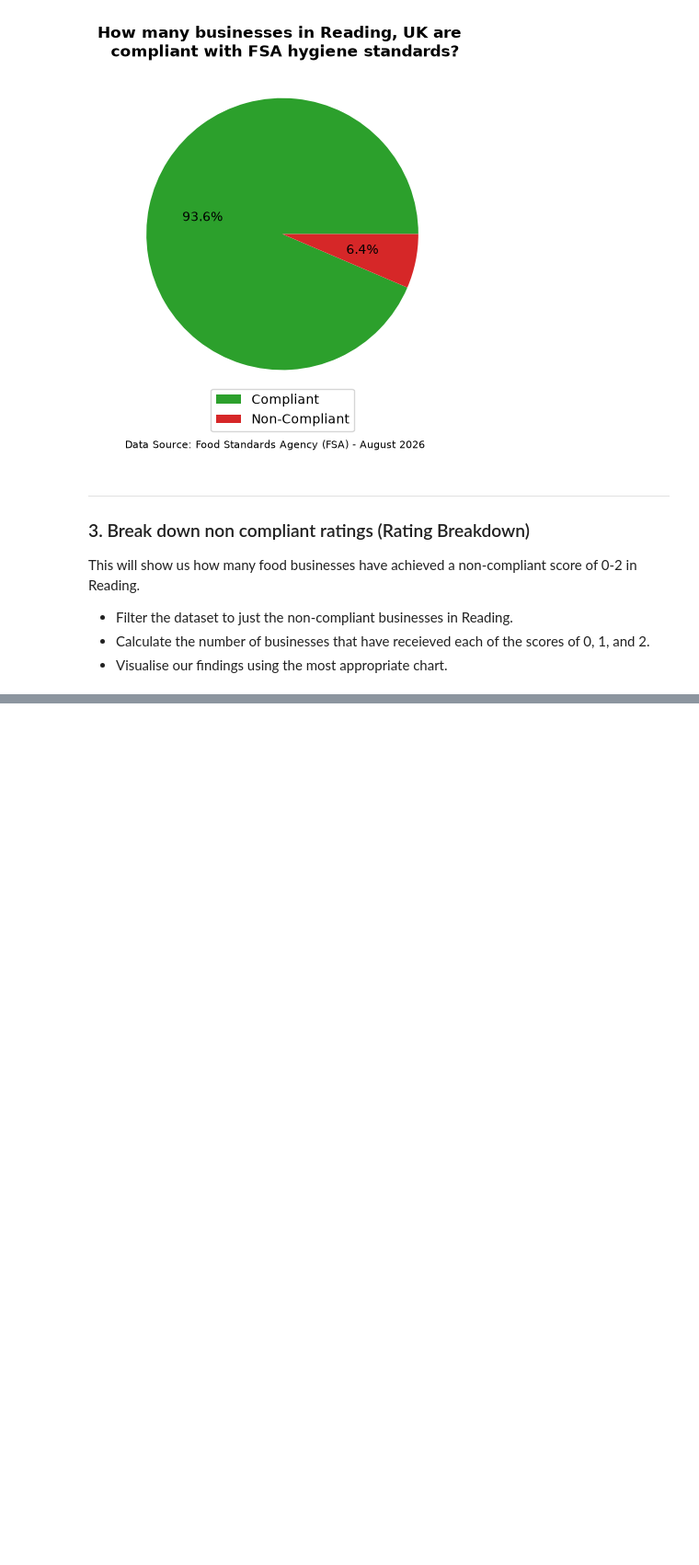
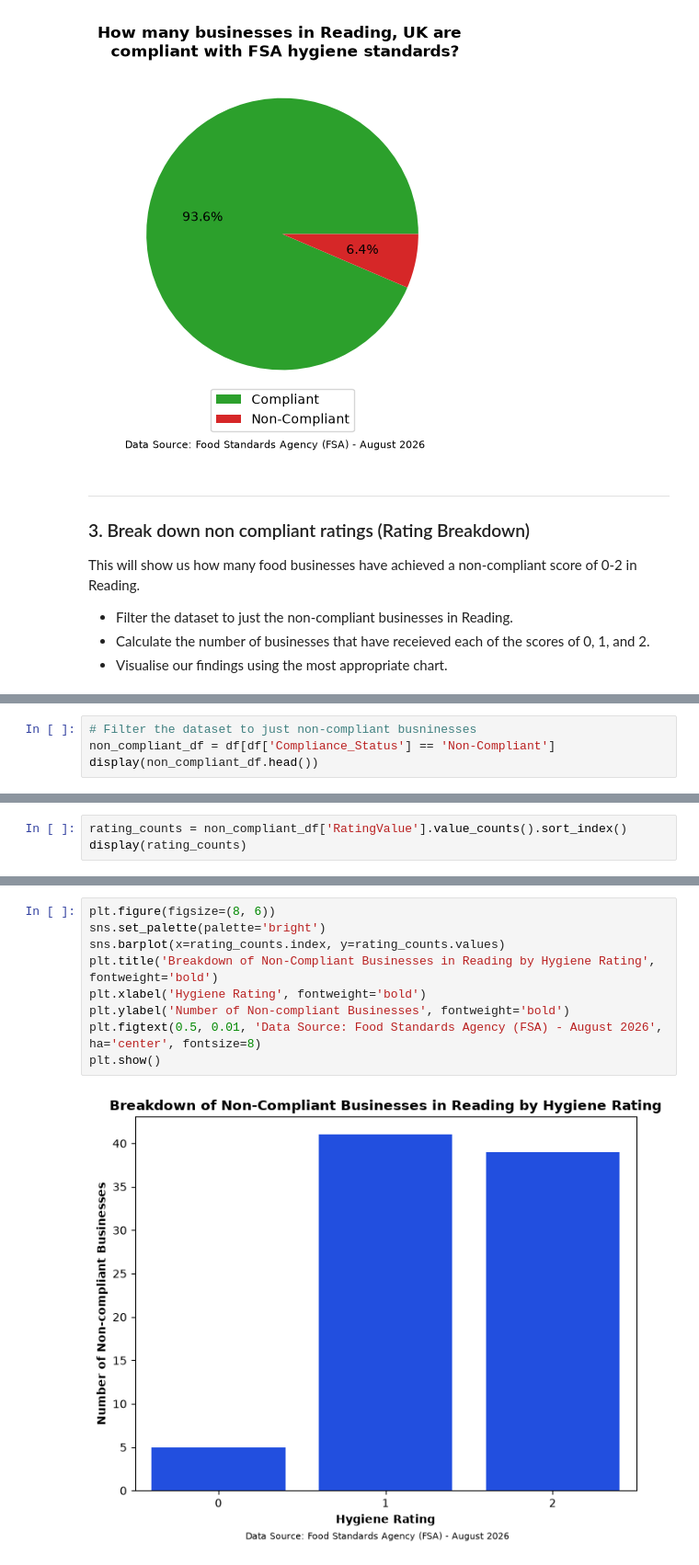
Before and after one commit to danb160/reading_food_hygiene_analysis, a Jupyter notebook: jupyter_notebooks/rfh_analysis_and_visualisations.ipynb, the cells around one changed output, grey strips where cells are left out. Shown at 92% size. Saved outputs shown, nothing was run; the diff lists cells and outputs as text; blank space fills up the shorter version.

Commit message:
Analyse and visualise 0-2 score breakdown

```diff
--- a/jupyter_notebooks/rfh_analysis_and_visualisations.ipynb
+++ b/jupyter_notebooks/rfh_analysis_and_visualisations.ipynb
@@ -163,0 +166,4 @@ This will show us how many food businesses have achieved a non-compliant score o
+# %%
+# Filter the dataset to just non-compliant busninesses
+non_compliant_df = df[df['Compliance_Status'] == 'Non-Compliant']
+display(non_compliant_df.head())
@@ -163,0 +179,3 @@ This will show us how many food businesses have achieved a non-compliant score o
+# %%
+rating_counts = non_compliant_df['RatingValue'].value_counts().sort_index()
+display(rating_counts)
@@ -163,0 +194,11 @@ This will show us how many food businesses have achieved a non-compliant score o
+# %%
+plt.figure(figsize=(8, 6))
+sns.set_palette(palette='bright')
+sns.barplot(x=rating_counts.index, y=rating_counts.values)
+plt.title('Breakdown of Non-Compliant Businesses in Reading by Hygiene Rating', fontweight='bold')
+plt.xlabel('Hygiene Rating', fontweight='bold')
+plt.ylabel('Number of Non-compliant Businesses', fontweight='bold')
+plt.figtext(0.5, 0.01, 'Data Source: Food Standards Agency (FSA) - August 2026', ha='center', fontsize=8)
+plt.show()
+# %% [output]
+[figure, added]
```
Also changed, not shown: parts of 5 cells of this notebook.
